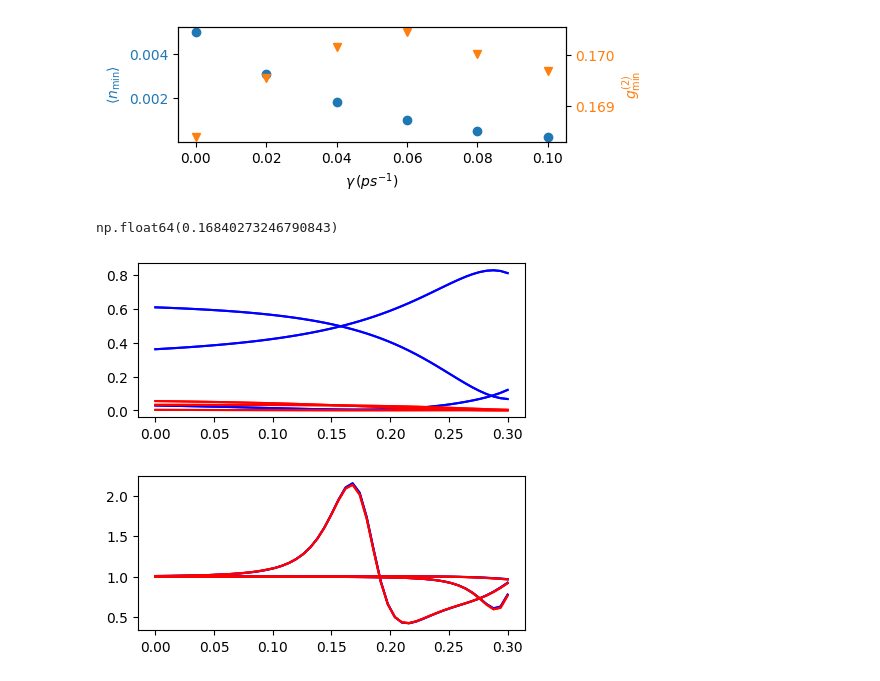
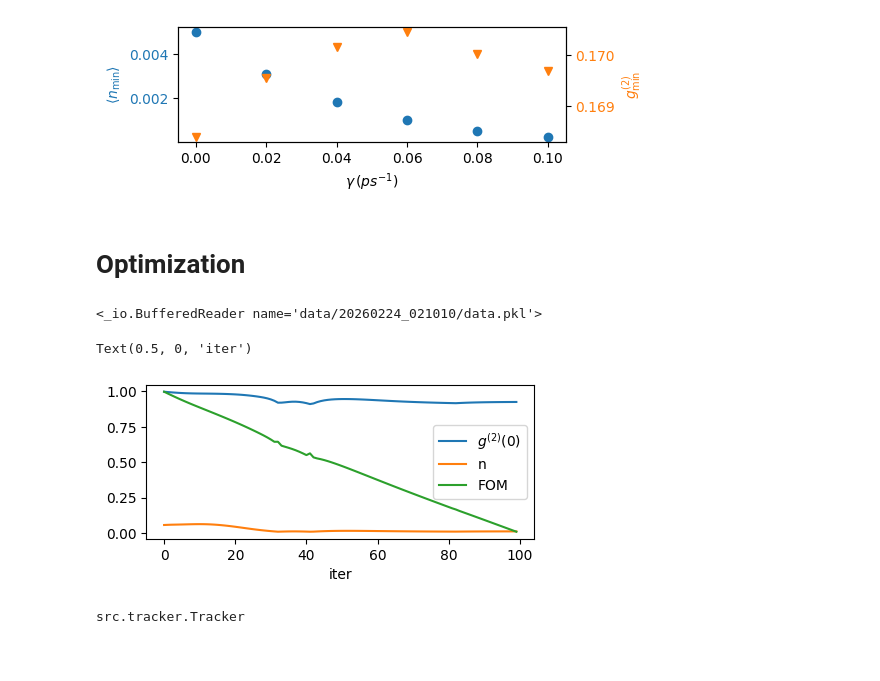
Before and after one commit to HewlettPackard/tensor-circuit-torch, a Jupyter notebook: MPDO_circuit/experiments/g2_experiment/analyze.ipynb, the cells around one changed output. Drawn from its saved outputs; the diff is of its cells as text; code cells hidden in the pictures; blank space fills up the shorter version.

```diff
--- a/MPDO_circuit/experiments/g2_experiment/analyze.ipynb
+++ b/MPDO_circuit/experiments/g2_experiment/analyze.ipynb
@@ -146,24 +595,35 @@ for i, hg in enumerate(list_hg):
 [figure]
 [figure]
 [figure]
+# %% [markdown]
+# Optimization
 # %%
-np.min([np.nanmin(d[700][0.0][phi]['g2s']) for phi in list_phi])
+import os
+import pickle
+import sys
+import matplotlib.pyplot as plt
+
+# Get project root (one level up from notebook folder)
+project_root = os.path.abspath(os.path.join(os.getcwd(), "../.."))
+
+if project_root not in sys.path:
+    sys.path.insert(0, project_root)
+
+dir_optim = "data/20260224_021010"
+
+with open(os.path.join(dir_optim, 'data.pkl'), 'rb') as fp:
+    print(fp)
+    d_optim = pickle.load(fp)
 # %% [output]
-np.float64(0.16840273246790843)
+<_io.BufferedReader name='data/20260224_021010/data.pkl'>
 # %%
-hg = 700
-gammas = [0., 0.1]
-phi = 1.
+plt.figure(figsize=(5,2))
 
-plt.figure(figsize=(5,2))
-plt.plot(ks, d[hg][gammas[0]][phi]['ns'],'b')
-plt.plot(ks, d[hg][gammas[1]][phi]['ns'], 'r')
-plt.show()
-
-plt.figure(figsize=(5,2))
-plt.plot(ks, d[hg][gammas[0]][phi]['g2s'],'b')
-plt.plot(ks, d[hg][gammas[1]][phi]['g2s'], 'r')
-plt.show()
+plt.plot(d_optim['g2_2'])
+plt.plot(d_optim['n_2'])
+plt.plot(d_optim['FOM'])
+plt.legend([r'$g^{(2)}(0)$', r'n', 'FOM'])
+plt.xlabel('iter')
 # %% [output]
+Text(0.5, 0, 'iter')
-[figure, old version]
+[figure, new version]
-[figure, removed]
@@ -171,0 +630,4 @@ from qutip import *
+# %%
+type(d_optim)
+# %% [output]
+src.tracker.Tracker
```
Also changed, not shown: parts of 24 cells of this notebook, 29 other files.
